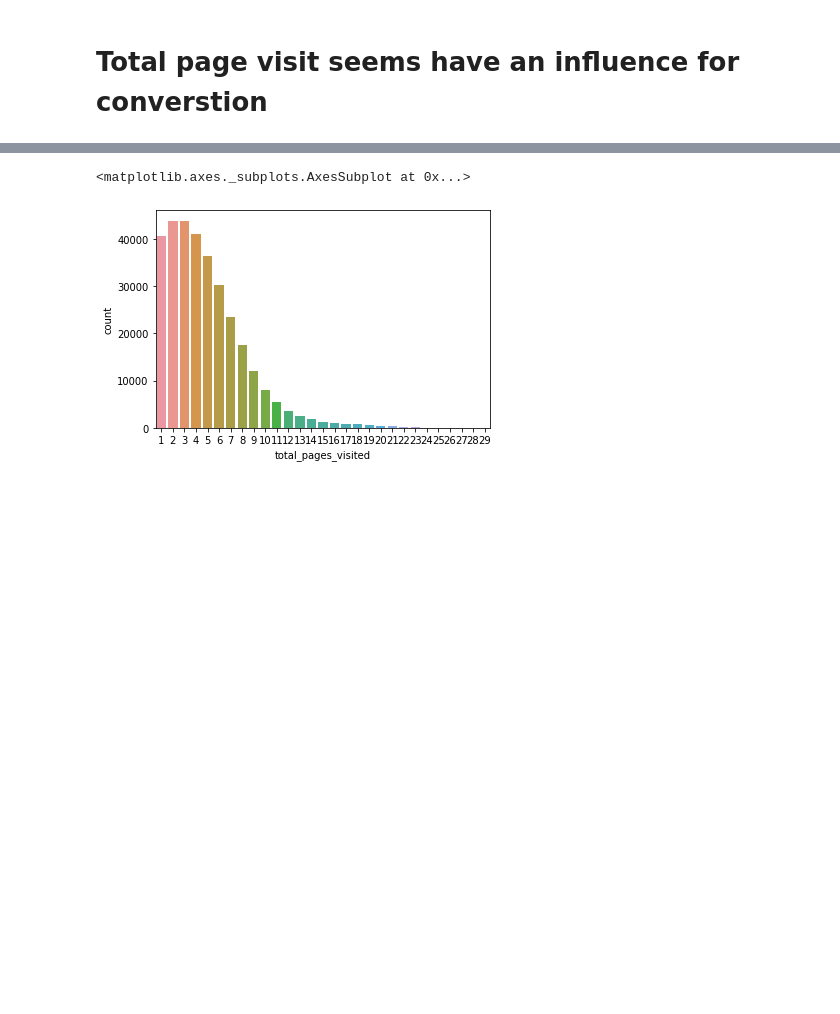
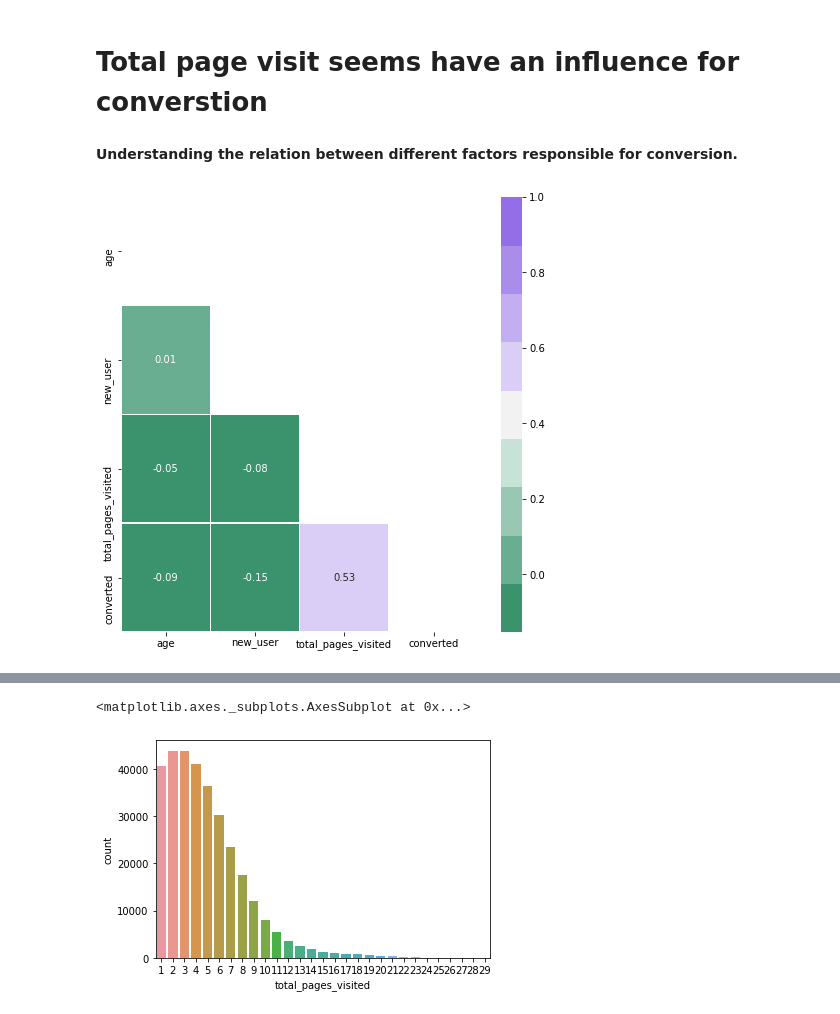
Before and after one commit to Baigala/03-Conversion-rate, a Jupyter notebook: Conversion Project.ipynb, the cells around one changed output, grey strips where cells are left out. Drawn from its saved outputs; the diff is of its cells as text; code cells hidden in the pictures; blank space fills up the shorter version.

```diff
--- a/Conversion Project.ipynb
+++ b/Conversion Project.ipynb
@@ -53,2 +119,20 @@ sns.relplot(x='total_pages_visited', y='converted', data= df, kind="line")
 # %% [markdown]
 # Total page visit seems have an influence for converstion
+# %% [markdown]
+**Understanding the relation between different factors responsible for conversion.**
+# %%
+df_plot=df
+df_plot.rename(columns={'new_user':'new user',
+                       'total_pages_visited':'total pages visited'
+                       }, inplace=False)
+
+corr = df_plot.corr()
+fig, ax = plt.subplots(figsize=(8, 8))
+colormap = sns.diverging_palette(150, 275, s=80, l=55, n=9)
+dropSelf = np.zeros_like(corr)
+dropSelf[np.triu_indices_from(dropSelf)] = True
+colormap = sns.diverging_palette(150, 275, s=80, l=55, n=9)
+sns.heatmap(corr, cmap=colormap, linewidths=.5, annot=True, fmt=".2f", mask=dropSelf)
+plt.show()
+# %% [output]
+[figure, added]
```
Also changed, not shown: parts of 37 cells of this notebook, 1 other file.
